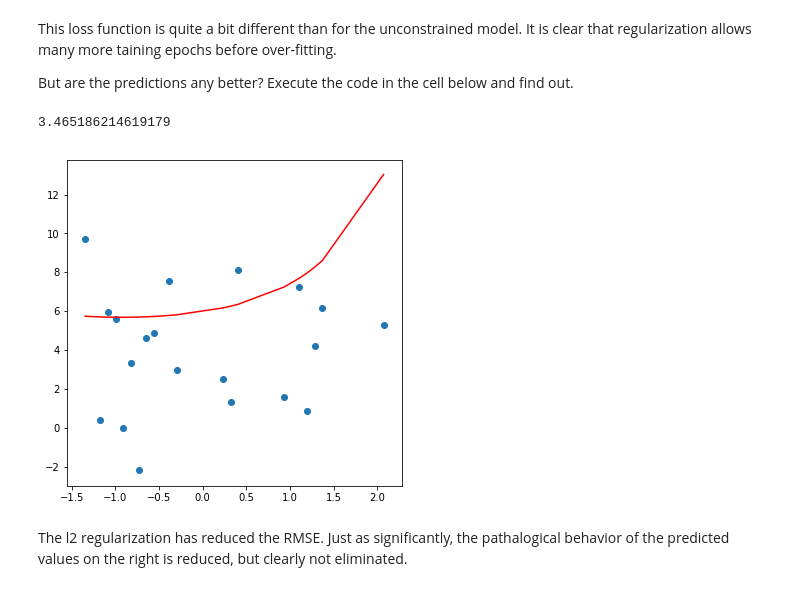
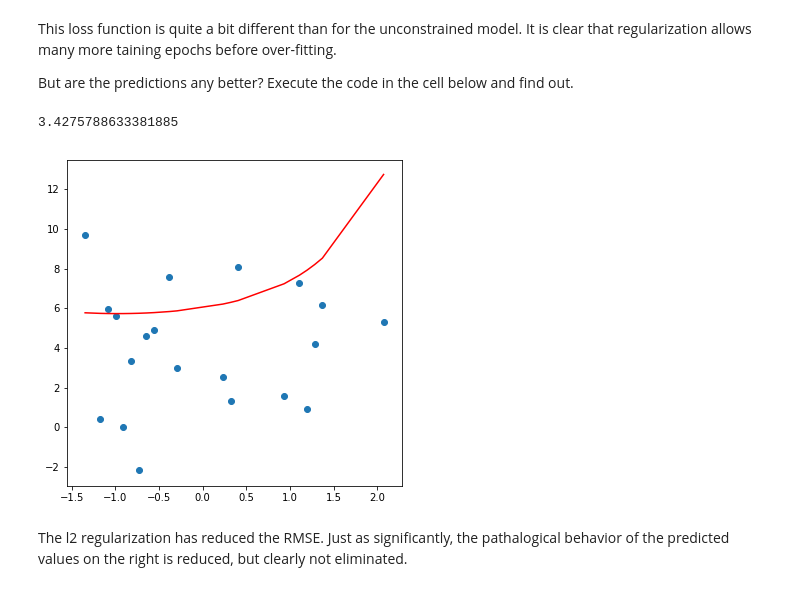
Before and after one commit to StephenElston/MachineLearning530, a Jupyter notebook: Lesson2/IntroToRegularization.ipynb, the cells around one changed output. Drawn from its saved outputs; the diff is of its cells as text; code cells hidden in the pictures.

```diff
--- a/Lesson2/IntroToRegularization.ipynb
+++ b/Lesson2/IntroToRegularization.ipynb
@@ -416,15 +441,15 @@ This loss function is quite a bit different than for the unconstrained model. It
 But are the predictions any better? Execute the code in the cell below and find out.
 # %%
 history = nn.fit(x_scale, y_train,
-                  epochs = 22, batch_size = 1,
+                  epochs = 30, batch_size = 1,
                   validation_data = (x_scale_test, y_test),
                   verbose = 0)
 predicted = nn.predict(x_scale_test)
 plot_reg(x_scale_test[:,0], predicted, y_test)
 print(np.std(predicted - y_test))
 # %% [output]
-3.465186214619179
+3.4275788633381885
-[figure, old version]
+[figure, new version]
 # %% [markdown]
 The l2 regularization has reduced the RMSE. Just as significantly, the pathalogical behavior of the predicted values on the right is reduced, but clearly not eliminated.
 # %% [markdown]
```
Also changed, not shown: parts of 51 cells of this notebook.
